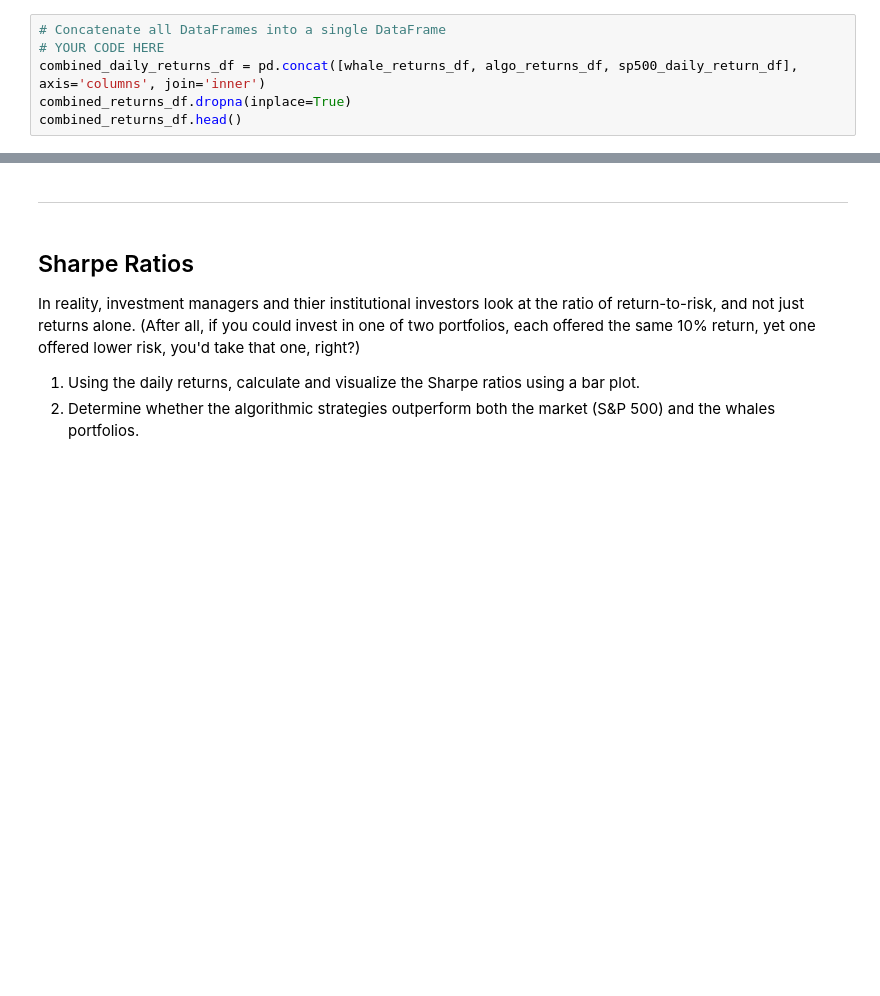
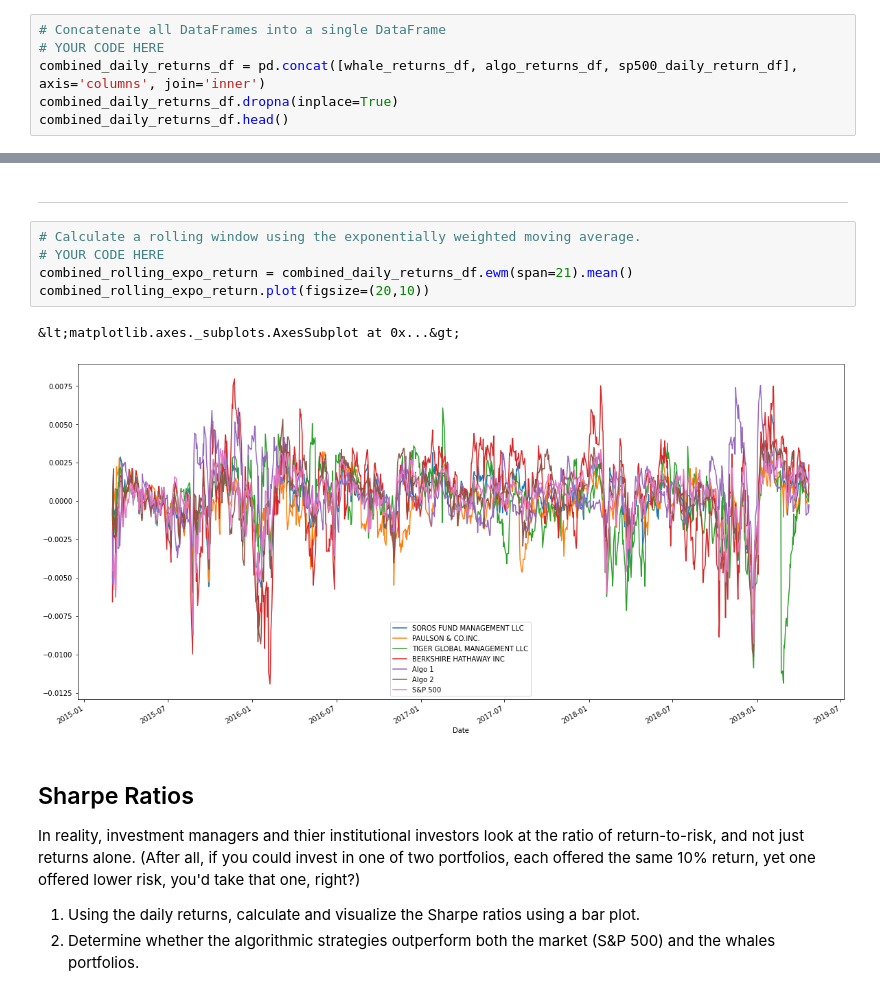
Before and after one commit to dbogatic/jupyter-homework, a Jupyter notebook: whale_analysis.ipynb, the cells around one changed output, grey strips where cells are left out. Saved outputs shown, nothing was run; the diff lists cells and outputs as text; blank space fills up the shorter version.

```diff
--- a/whale_analysis.ipynb
+++ b/whale_analysis.ipynb
@@ -192,6 +192,6 @@ sp500_daily_return_df.head()
 # Concatenate all DataFrames into a single DataFrame
 # YOUR CODE HERE
 combined_daily_returns_df = pd.concat([whale_returns_df, algo_returns_df, sp500_daily_return_df], axis='columns', join='inner')
-combined_returns_df.dropna(inplace=True)
-combined_returns_df.head()
+combined_daily_returns_df.dropna(inplace=True)
+combined_daily_returns_df.head()
 # %% [output]
@@ -356,6 +362,14 @@ rolling_beta.plot(figsize=(20, 10), title='Rolling 30-Day Beta of Berkshire Hath
 [figure]
 # %% [markdown]
 ---
+# %%
+# Calculate a rolling window using the exponentially weighted moving average.
+# YOUR CODE HERE
+combined_rolling_expo_return = combined_daily_returns_df.ewm(span=21).mean()
+combined_rolling_expo_return.plot(figsize=(20,10))
+# %% [output]
+&lt;matplotlib.axes._subplots.AxesSubplot at 0x...&gt;
+[figure, added]
 # %% [markdown]
 ## Sharpe Ratios
 In reality, investment managers and thier institutional investors look at the ratio of return-to-risk, and not just returns alone. (After all, if you could invest in one of two portfolios, each offered the same 10% return, yet one offered lower risk, you'd take that one, right?)
```
Also changed, not shown: parts of 11 cells of this notebook, 5 other files.
